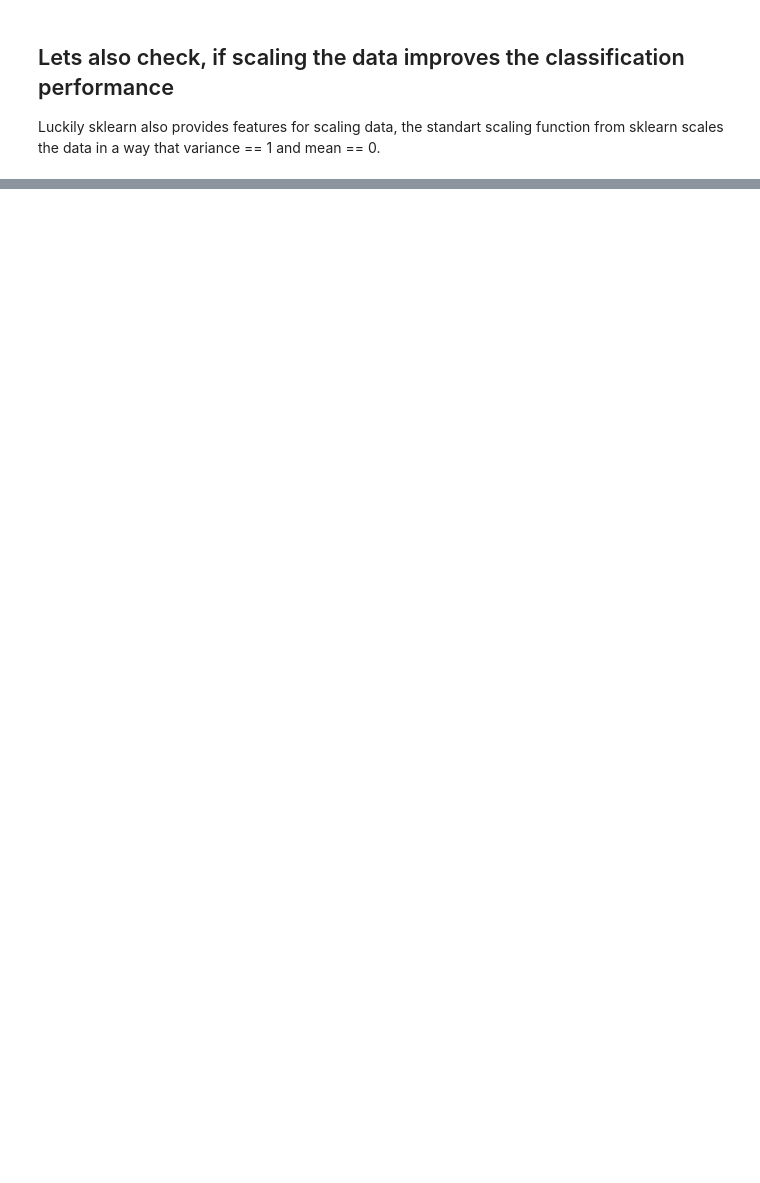
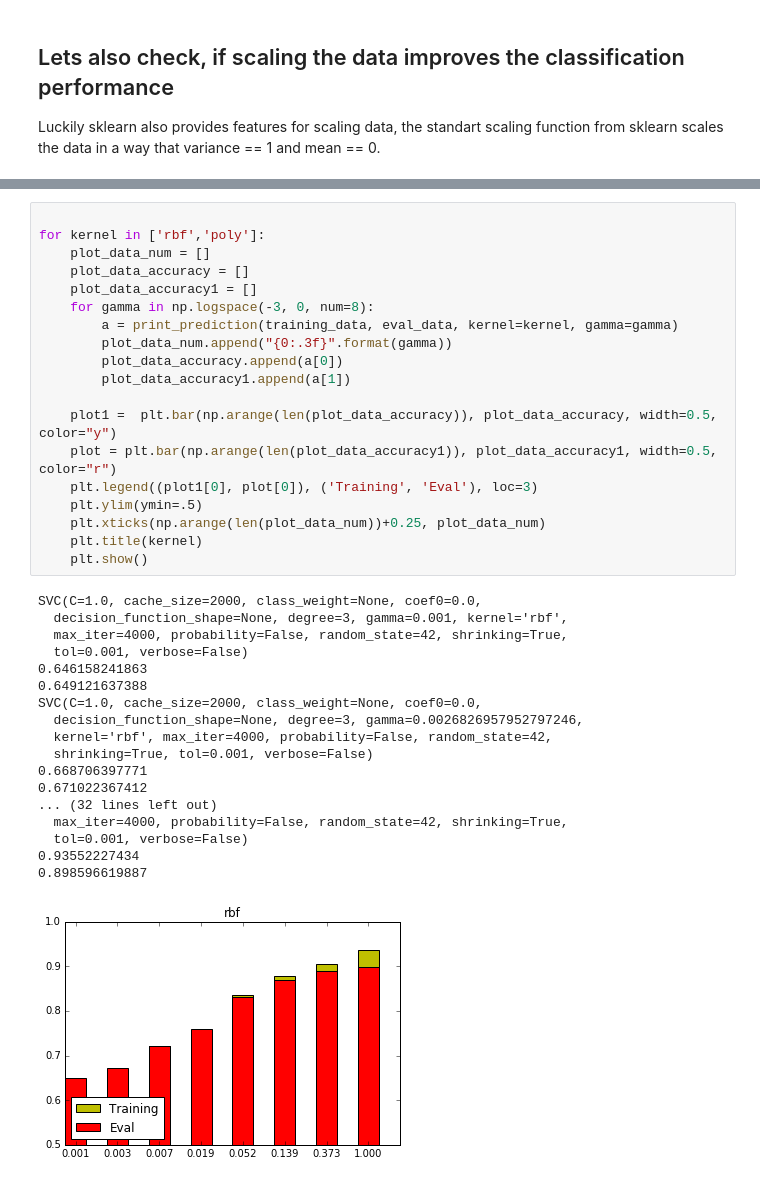
Before and after one commit to bergnerbenjamin/atml, a Jupyter notebook: main/SVM training.ipynb, the cells around one changed output, grey strips where cells are left out. Saved outputs shown, nothing was run; the diff lists cells and outputs as text; blank space fills up the shorter version.

```diff
--- a/main/SVM training.ipynb
+++ b/main/SVM training.ipynb
@@ -292,0 +238,38 @@ The more training data is presented, the less likely it is that the algorithm co
+# %%
+
+for kernel in ['rbf','poly']:
+    plot_data_num = []
+    plot_data_accuracy = []
+    plot_data_accuracy1 = []
+    for gamma in np.logspace(-3, 0, num=8):
+        a = print_prediction(training_data, eval_data, kernel=kernel, gamma=gamma)
+        plot_data_num.append("{0:.3f}".format(gamma))
+        plot_data_accuracy.append(a[0])
+        plot_data_accuracy1.append(a[1])
+
+    plot1 =  plt.bar(np.arange(len(plot_data_accuracy)), plot_data_accuracy, width=0.5, color="y")
+    plot = plt.bar(np.arange(len(plot_data_accuracy1)), plot_data_accuracy1, width=0.5, color="r")
+    plt.legend((plot1[0], plot[0]), ('Training', 'Eval'), loc=3)
+    plt.ylim(ymin=.5)
+    plt.xticks(np.arange(len(plot_data_num))+0.25, plot_data_num)
+    plt.title(kernel)
+    plt.show()
+# %% [output]
+SVC(C=1.0, cache_size=2000, class_weight=None, coef0=0.0,
+  decision_function_shape=None, degree=3, gamma=0.001, kernel='rbf',
+  max_iter=4000, probability=False, random_state=42, shrinking=True,
+  tol=0.001, verbose=False)
+0.646158241863
+0.649121637388
+SVC(C=1.0, cache_size=2000, class_weight=None, coef0=0.0,
+  decision_function_shape=None, degree=3, gamma=0.0026826957952797246,
+  kernel='rbf', max_iter=4000, probability=False, random_state=42,
+  shrinking=True, tol=0.001, verbose=False)
+0.668706397771
+0.671022367412
+... (32 lines left out)
+  max_iter=4000, probability=False, random_state=42, shrinking=True,
+  tol=0.001, verbose=False)
+0.93552227434
+0.898596619887
+[figure, added]
```
Also changed, not shown: parts of 18 cells of this notebook.
